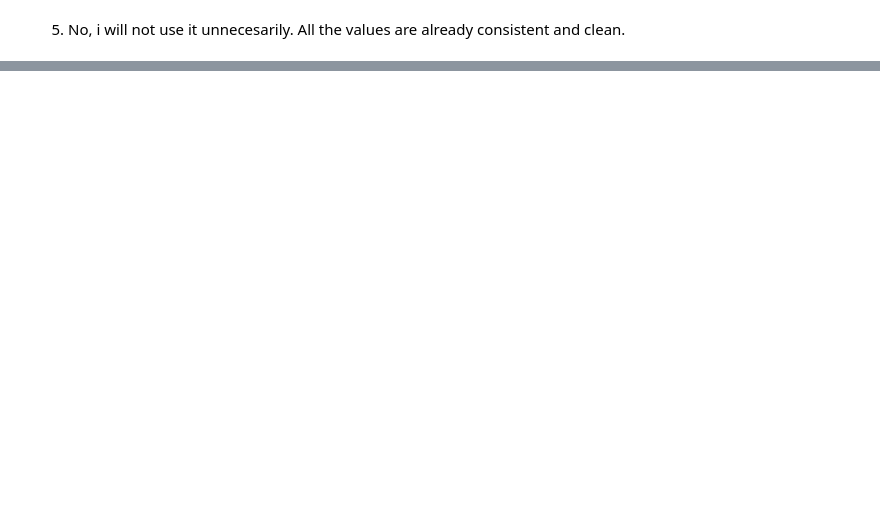
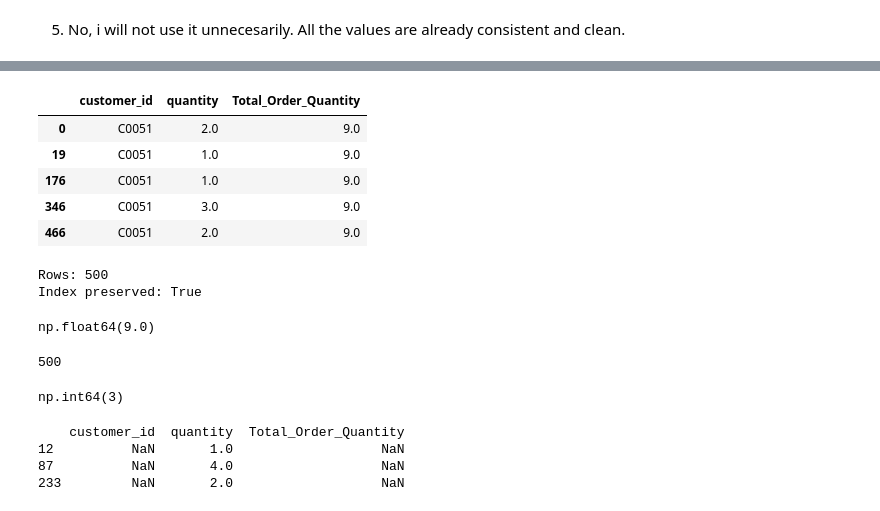
Before and after one commit to mohammadhamid8554-lgtm/data-science-from-scratch, a Jupyter notebook: phase_1.2_pandas/data_transformation.ipynb, the cells around one changed output, grey strips where cells are left out. Cells and saved outputs as stored; diff of their text form; code cells hidden in the pictures; blank space fills up the shorter version.

```diff
--- a/phase_1.2_pandas/data_transformation.ipynb
+++ b/phase_1.2_pandas/data_transformation.ipynb
@@ -1370,0 +1414,3 @@ What will result contain? Why is it different from Q2?
+# %%
+df_transformed["Total_Order_Quantity"] = df_transformed.groupby("customer_id")["quantity"].transform("sum")
+display(df_transformed.loc[df_transformed["customer_id"] == "C0051",["customer_id", "Total_Order_Quantity"] ])
@@ -1370,0 +1424,35 @@ What will result contain? Why is it different from Q2?
+# %%
+display(df_transformed.loc[(df["customer_id"] == "C0051"), ["customer_id", "quantity", "Total_Order_Quantity"]])
+# %% [output]
+|  | customer_id | quantity | Total_Order_Quantity |
+| 0 | C0051 | 2.0 | 9.0 |
+| 19 | C0051 | 1.0 | 9.0 |
+| 176 | C0051 | 1.0 | 9.0 |
+| 346 | C0051 | 3.0 | 9.0 |
+| 466 | C0051 | 2.0 | 9.0 |
+# %%
+print(f"Rows: {len(df_transformed)}")
+print(f"Index preserved: {df_transformed.index.equals(df_transformed.index)}")
+# %% [output]
+Rows: 500
+Index preserved: True
+# %%
+df_transformed.query("customer_id == 'C0051'")["quantity"].sum()
+df_transformed[df_transformed['customer_id'] == "C0051"]["quantity"].sum()
+# %% [output]
+np.float64(9.0)
+# %%
+len(df_transformed)
+# %% [output]
+500
+# %%
+df_transformed["Total_Order_Quantity"].isna().sum()
+# %% [output]
+np.int64(3)
+# %%
+print(df_transformed.loc[df_transformed["Total_Order_Quantity"].isna(), ["customer_id", "quantity", "Total_Order_Quantity"]])
+# %% [output]
+    customer_id  quantity  Total_Order_Quantity
+12          NaN       1.0                   NaN
+87          NaN       4.0                   NaN
+233         NaN       2.0                   NaN
```
Also changed, not shown: parts of 8 cells of this notebook.
